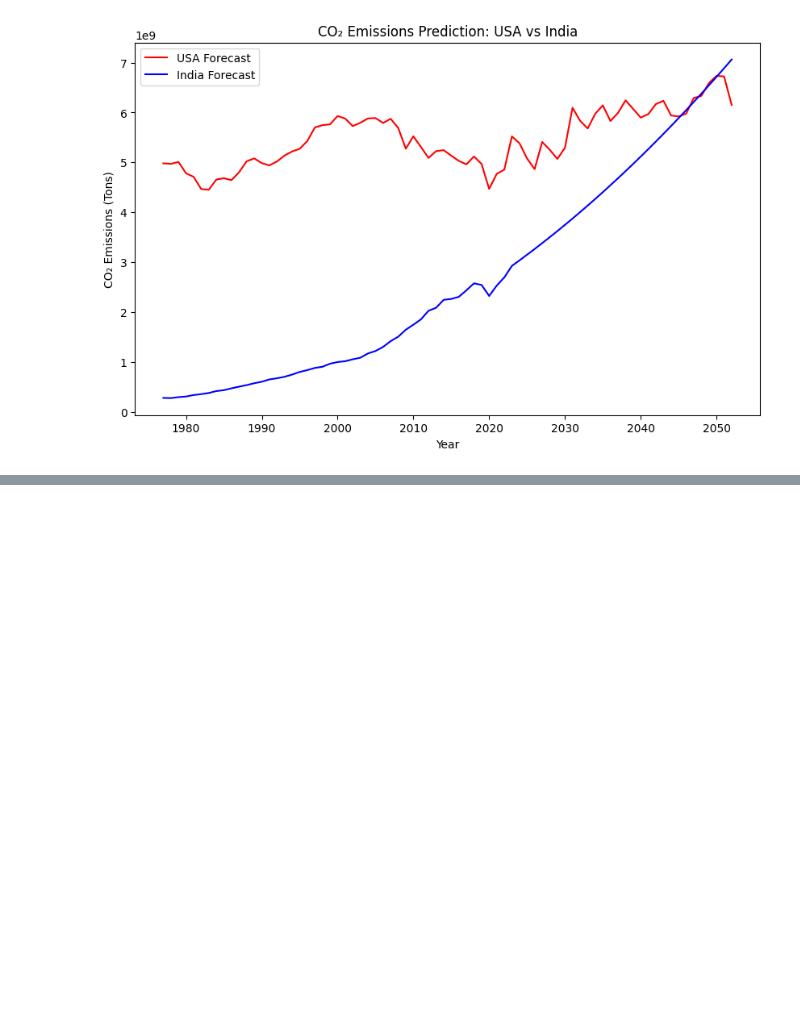
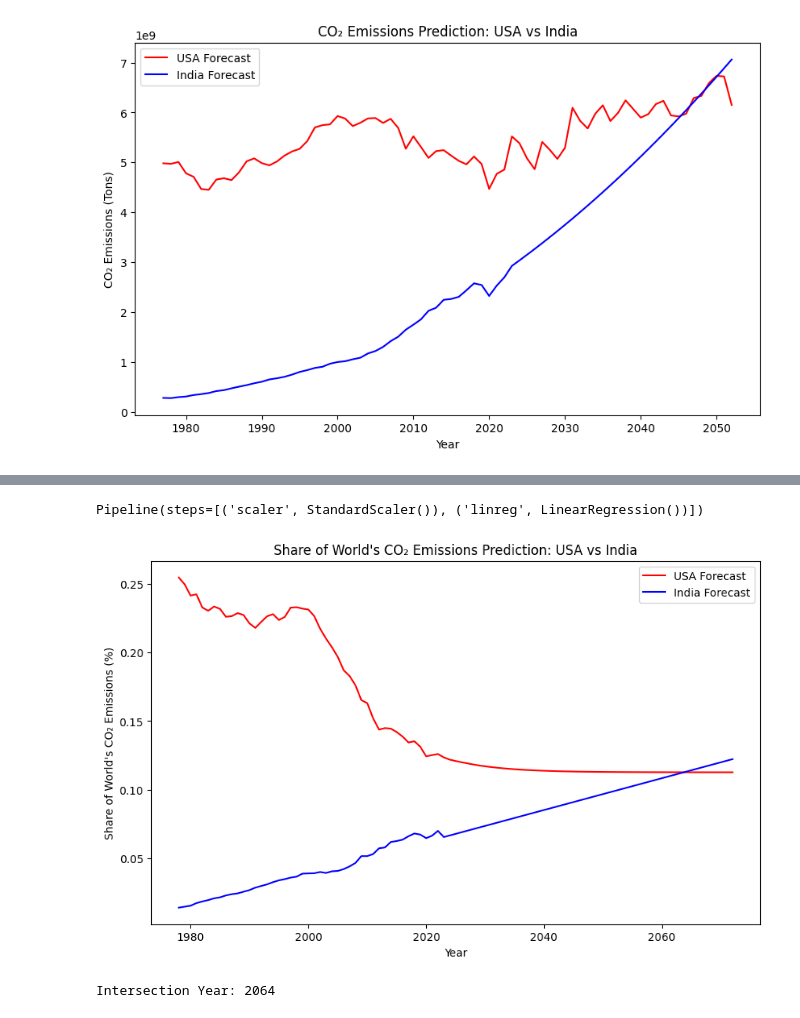
Before and after one commit to user-anto/AI-ML-Projects, a Jupyter notebook: CO2_Emissions_USA_vs_India/co2.ipynb, the cells around one changed output, grey strips where cells are left out. Cells and saved outputs as stored; diff of their text form; code cells hidden in the pictures; blank space fills up the shorter version.

Commit message:
Extended the project
A dataset of world's share in CO2 emissions on India & USA is used to predict the intersection point of the same.

```diff
--- a/CO2_Emissions_USA_vs_India/co2.ipynb
+++ b/CO2_Emissions_USA_vs_India/co2.ipynb
@@ -180,0 +249,62 @@ plt.show()
+# %%
+linear_model.fit(X_train, y_train)
+# %% [output]
+Pipeline(steps=[('scaler', StandardScaler()), ('linreg', LinearRegression())])
+# %%
+prediction_years = 50
+
+for model in usa_models:
+    model.eval()
+last_seq = em_norm[-seq_length:].tolist()
+
+usa_future_emissions_all = []
+for model in usa_models:
+    future_preds = []
+    for _ in range(prediction_years):
+        seq_window = np.array(last_seq[-seq_length:])
+        seq_input  = torch.from_numpy(seq_window).float()
+        seq_input  = seq_input.unsqueeze(0)
+
+        with torch.no_grad():
+            next_norm = model(seq_input).item()
+        future_preds.append(next_norm)
+        last_seq.append([next_norm])
+
+    future_emissions = usa_scaler.inverse_transform(np.array(future_preds).reshape(-1,1)).flatten()
+    usa_future_emissions_all.append(future_emissions)
+usa_future_emissions_all = np.array(usa_future_emissions_all)
+usa_future_emissions_mean = np.mean(usa_future_emissions_all, axis=0)
+
+last_year = int(df_2['YEAR'].iloc[-1])
+future_years = np.arange(last_year+1, last_year+1+prediction_years).reshape(-1,1)
+
+india_future_emissions = linear_model.predict(future_years)
+# %%
+final_usa_data = np.concatenate((emissions.flatten(), usa_future_emissions_mean), axis=0)
+final_india_data = np.concatenate((y, india_future_emissions), axis=0)
+total_years = np.concatenate((X.flatten(), future_years.flatten()), axis=0)
+# %%
+plt.figure(figsize=(10,6))
+plt.plot(total_years, final_usa_data, '-', label='USA Forecast', color='red')
+plt.plot(total_years, final_india_data, '-', label='India Forecast', color='blue')
+plt.xlabel('Year')
+plt.ylabel('Share of World\'s CO₂ Emissions (%)')
+plt.title('Share of World\'s CO₂ Emissions Prediction: USA vs India')
+plt.legend()
+plt.savefig('co2_emissions_share_forecast.png', dpi=300)
+plt.show()
+# %% [output]
+[figure, added]
+# %%
+def search_intersection(final_usa_data, final_india_data):
+    intersection_year = None
+    for i in range(len(final_usa_data)):
+        if final_india_data[i] >= final_usa_data[i]:
+            intersection_year = total_years[i]
+            break
+    return intersection_year
+
+intersection_year = search_intersection(final_usa_data, final_india_data)
+print(f'Intersection Year: {intersection_year}')
+# %% [output]
+Intersection Year: 2064
```
Also changed, not shown: parts of 10 cells of this notebook, 3 other files.
